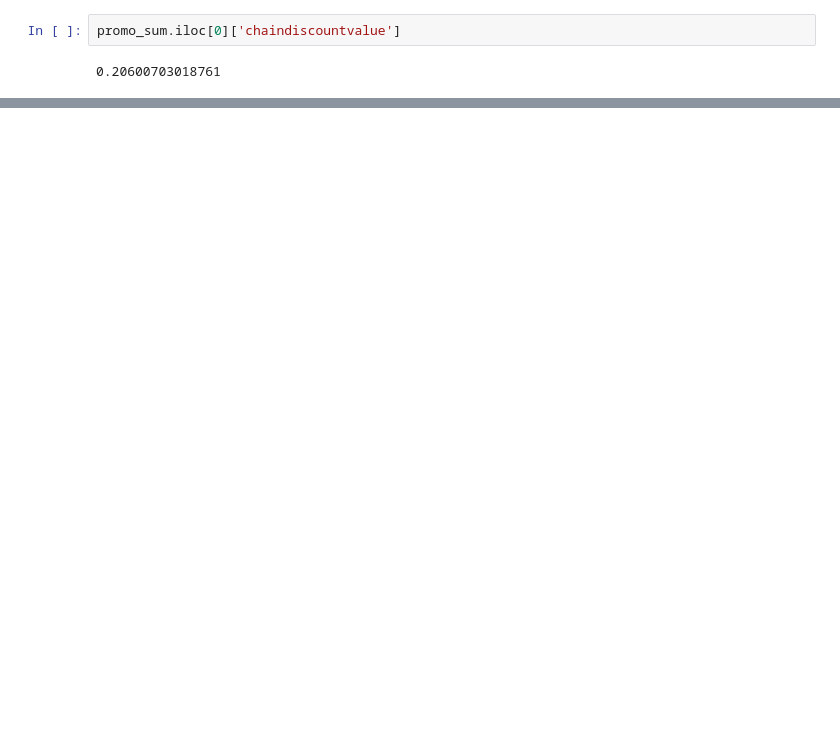
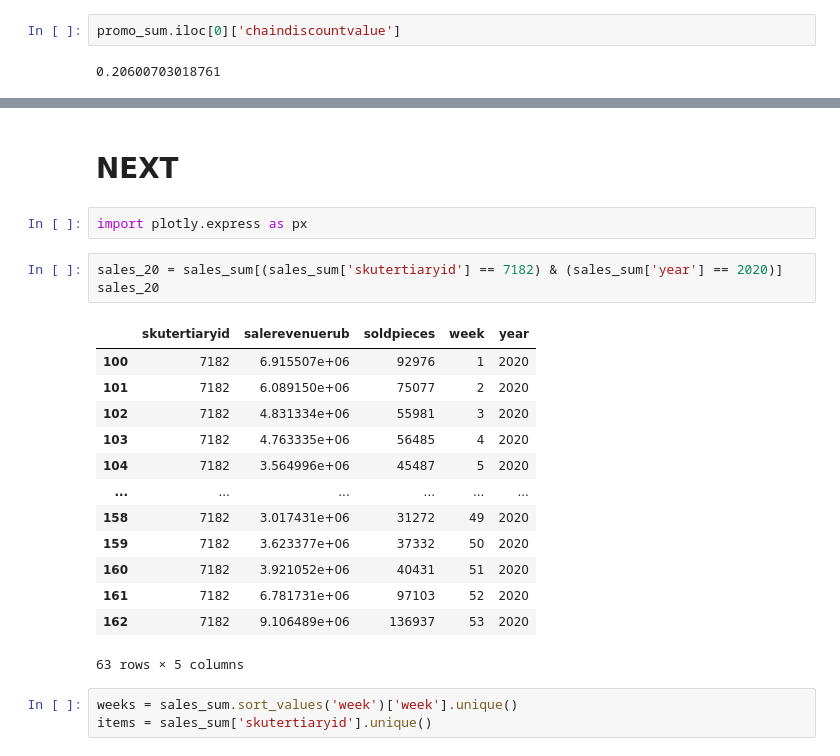
Before and after one commit to KMSIGN/accenture-promo-hack, a Jupyter notebook: experiments/train.ipynb, the cells around one changed output, grey strips where cells are left out. Drawn from its saved outputs; the diff is of its cells as text; blank space fills up the shorter version.

```diff
--- a/experiments/train.ipynb
+++ b/experiments/train.ipynb
@@ -48,0 +198,24 @@ promo_sum.iloc[0]['chaindiscountvalue']
+# %% [markdown]
+# NEXT
+# %%
+import plotly.express as px
+# %%
+sales_20 = sales_sum[(sales_sum['skutertiaryid'] == 7182) & (sales_sum['year'] == 2020)]
+sales_20
+# %% [output]
+|  | skutertiaryid | salerevenuerub | soldpieces | week | year |
+| 100 | 7182 | 6.915507e+06 | 92976 | 1 | 2020 |
+| 101 | 7182 | 6.089150e+06 | 75077 | 2 | 2020 |
+| 102 | 7182 | 4.831334e+06 | 55981 | 3 | 2020 |
+| 103 | 7182 | 4.763335e+06 | 56485 | 4 | 2020 |
+| 104 | 7182 | 3.564996e+06 | 45487 | 5 | 2020 |
+| ... | ... | ... | ... | ... | ... |
+| 158 | 7182 | 3.017431e+06 | 31272 | 49 | 2020 |
+| 159 | 7182 | 3.623377e+06 | 37332 | 50 | 2020 |
+| 160 | 7182 | 3.921052e+06 | 40431 | 51 | 2020 |
+| 161 | 7182 | 6.781731e+06 | 97103 | 52 | 2020 |
+| 162 | 7182 | 9.106489e+06 | 136937 | 53 | 2020 |
+63 rows × 5 columns
+# %%
+weeks = sales_sum.sort_values('week')['week'].unique()
+items = sales_sum['skutertiaryid'].unique()
```
Also changed, not shown: parts of 26 cells of this notebook, 2 other files.
